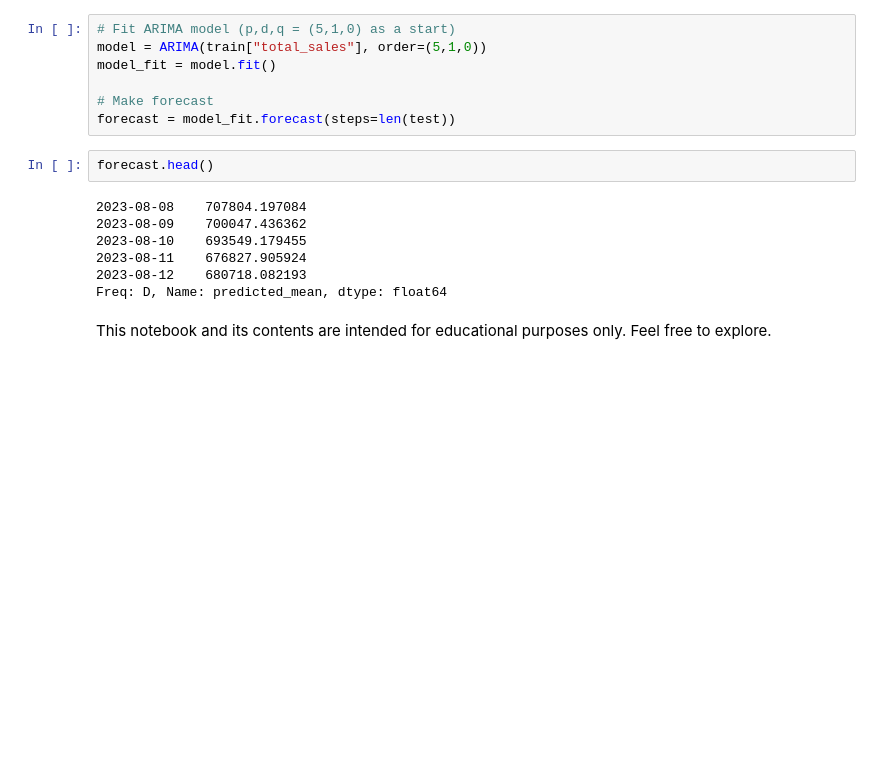
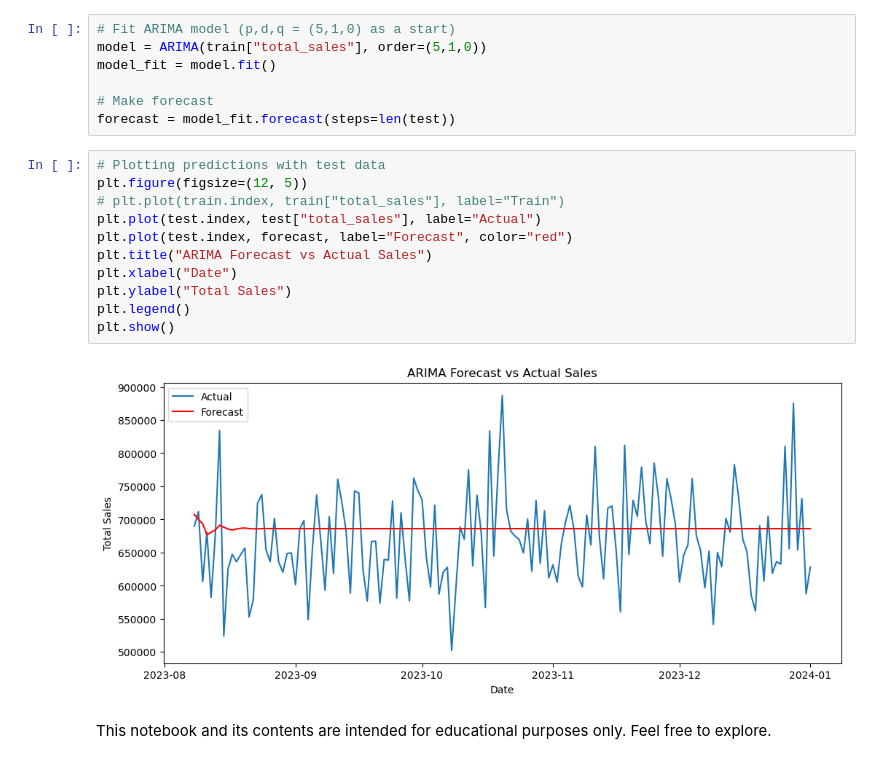
Before and after one commit to Mohammed-Hanan-Othman/time-series-forecasting, a Jupyter notebook: notebooks/sales_prediction.ipynb, the cells around one changed output. Drawn from its saved outputs; the diff is of its cells as text; blank space fills up the shorter version.

Commit message:
Added visualization for forecast values

```diff
--- a/notebooks/sales_prediction.ipynb
+++ b/notebooks/sales_prediction.ipynb
@@ -160,13 +161,17 @@ model_fit = model.fit()
 # Make forecast
 forecast = model_fit.forecast(steps=len(test))
 # %%
-forecast.head()
+# Plotting predictions with test data
+plt.figure(figsize=(12, 5))
+# plt.plot(train.index, train["total_sales"], label="Train")
+plt.plot(test.index, test["total_sales"], label="Actual")
+plt.plot(test.index, forecast, label="Forecast", color="red")
+plt.title("ARIMA Forecast vs Actual Sales")
+plt.xlabel("Date")
+plt.ylabel("Total Sales")
+plt.legend()
+plt.show()
 # %% [output]
-2023-08-08    707804.197084
-2023-08-09    700047.436362
-2023-08-10    693549.179455
-2023-08-11    676827.905924
-2023-08-12    680718.082193
-Freq: D, Name: predicted_mean, dtype: float64
+[figure, added]
 # %% [markdown]
 This notebook and its contents are intended for educational purposes only. Feel free to explore.
```
Also changed, not shown: parts of 1 cell of this notebook.
